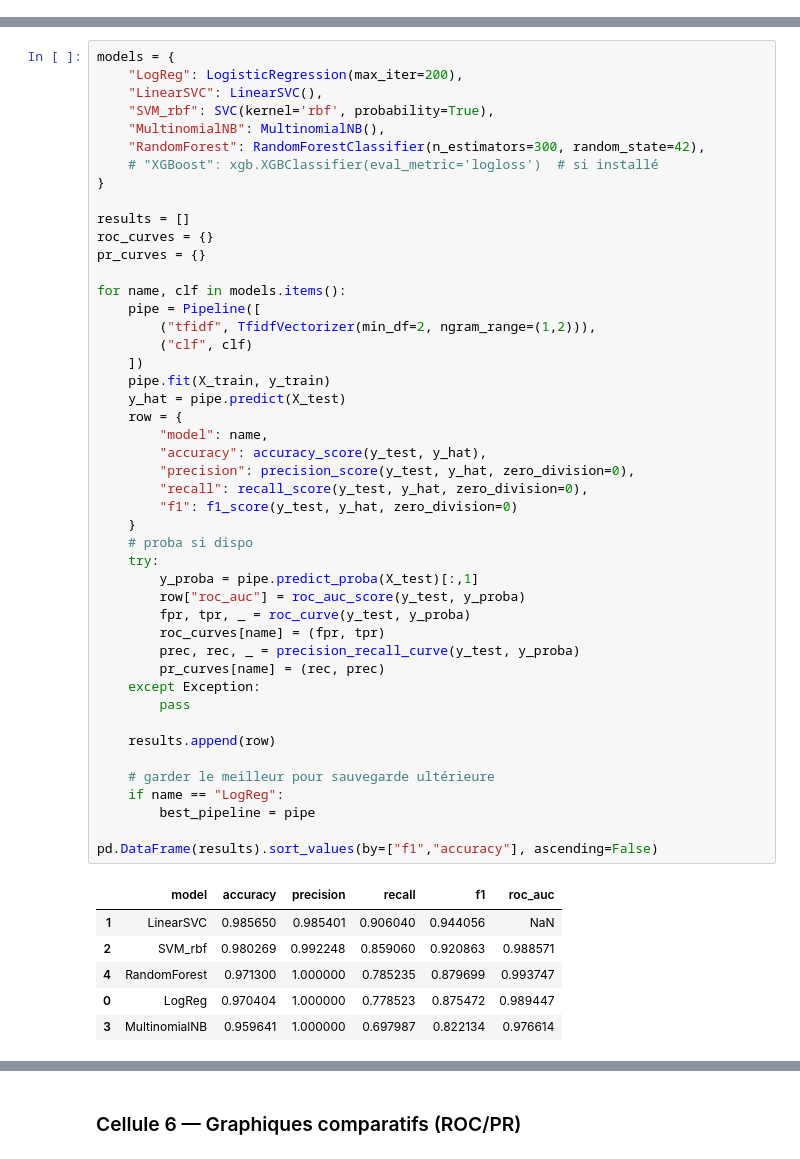
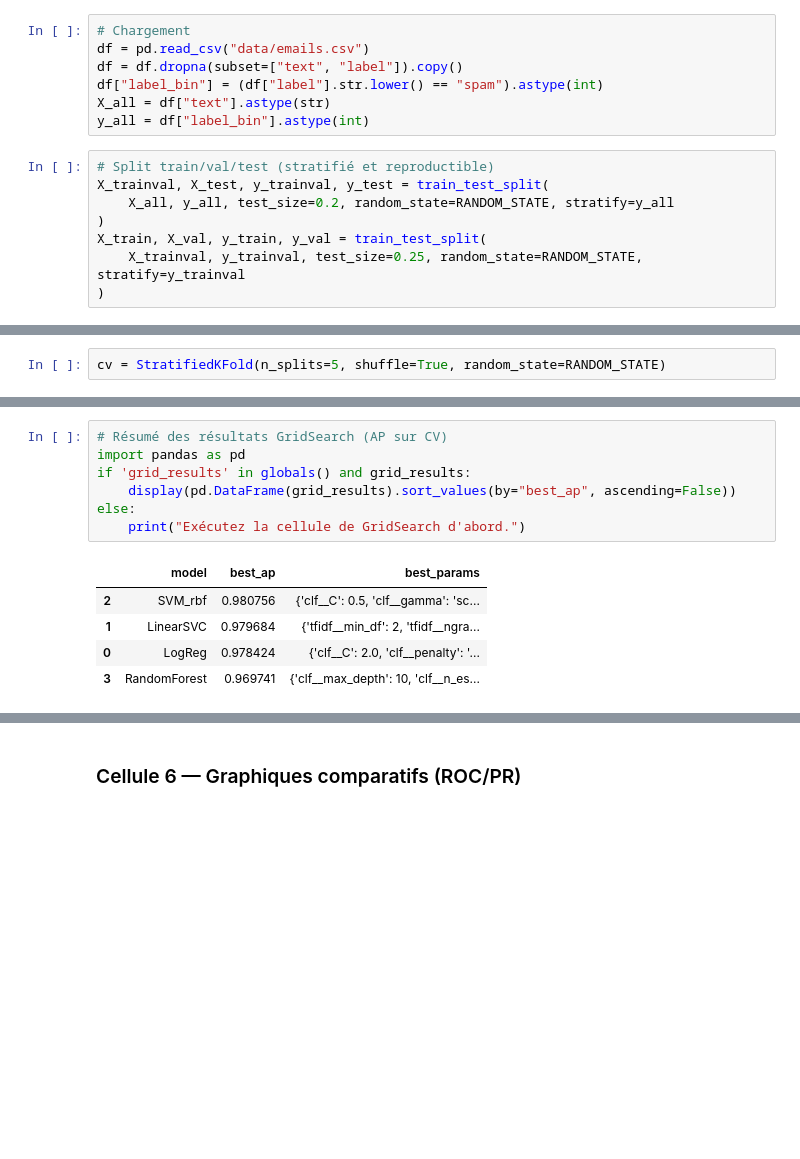
Before and after one commit to sghiouri-mohammed/Spam-Detector, a Jupyter notebook: spam_emails_detection.ipynb, the cells around one changed output, grey strips where cells are left out. Saved outputs shown, nothing was run; the diff lists cells and outputs as text; blank space fills up the shorter version.

```diff
--- a/spam_emails_detection.ipynb
+++ b/spam_emails_detection.ipynb
@@ -40,0 +33,15 @@ Name: count, dtype: int64
+# %%
+# Chargement
+df = pd.read_csv("data/emails.csv")
+df = df.dropna(subset=["text", "label"]).copy()
+df["label_bin"] = (df["label"].str.lower() == "spam").astype(int)
+X_all = df["text"].astype(str)
+y_all = df["label_bin"].astype(int)
+# %%
+# Split train/val/test (stratifié et reproductible)
+X_trainval, X_test, y_trainval, y_test = train_test_split(
+    X_all, y_all, test_size=0.2, random_state=RANDOM_STATE, stratify=y_all
+)
+X_train, X_val, y_train, y_val = train_test_split(
+    X_trainval, y_trainval, test_size=0.25, random_state=RANDOM_STATE, stratify=y_trainval
+)
@@ -73,0 +146,2 @@ if proba is not None:
+# %%
+cv = StratifiedKFold(n_splits=5, shuffle=True, random_state=RANDOM_STATE)
@@ -138,53 +303,13 @@ if proba is not None:
 # %%
-models = {
-    "LogReg": LogisticRegression(max_iter=200),
-    "LinearSVC": LinearSVC(),
-    "SVM_rbf": SVC(kernel='rbf', probability=True),
-    "MultinomialNB": MultinomialNB(),
-    "RandomForest": RandomForestClassifier(n_estimators=300, random_state=42),
-    # "XGBoost": xgb.XGBClassifier(eval_metric='logloss')  # si installé
-}
-
-results = []
-roc_curves = {}
-pr_curves = {}
-
-for name, clf in models.items():
-    pipe = Pipeline([
-        ("tfidf", TfidfVectorizer(min_df=2, ngram_range=(1,2))),
-        ("clf", clf)
-    ])
-    pipe.fit(X_train, y_train)
-    y_hat = pipe.predict(X_test)
-    row = {
-        "model": name,
-        "accuracy": accuracy_score(y_test, y_hat),
-        "precision": precision_score(y_test, y_hat, zero_division=0),
-        "recall": recall_score(y_test, y_hat, zero_division=0),
-        "f1": f1_score(y_test, y_hat, zero_division=0)
-    }
-    # proba si dispo
-    try:
-        y_proba = pipe.predict_proba(X_test)[:,1]
-        row["roc_auc"] = roc_auc_score(y_test, y_proba)
-        fpr, tpr, _ = roc_curve(y_test, y_proba)
-        roc_curves[name] = (fpr, tpr)
-        prec, rec, _ = precision_recall_curve(y_test, y_proba)
-        pr_curves[name] = (rec, prec)
-    except Exception:
-        pass
-
-    results.append(row)
-
-    # garder le meilleur pour sauvegarde ultérieure
-    if name == "LogReg":
-        best_pipeline = pipe
-
-pd.DataFrame(results).sort_values(by=["f1","accuracy"], ascending=False)
+# Résumé des résultats GridSearch (AP sur CV)
+import pandas as pd
+if 'grid_results' in globals() and grid_results:
+    display(pd.DataFrame(grid_results).sort_values(by="best_ap", ascending=False))
+else:
+    print("Exécutez la cellule de GridSearch d'abord.")
 # %% [output]
-|  | model | accuracy | precision | recall | f1 | roc_auc |
-| 1 | LinearSVC | 0.985650 | 0.985401 | 0.906040 | 0.944056 | NaN |
-| 2 | SVM_rbf | 0.980269 | 0.992248 | 0.859060 | 0.920863 | 0.988571 |
-| 4 | RandomForest | 0.971300 | 1.000000 | 0.785235 | 0.879699 | 0.993747 |
-| 0 | LogReg | 0.970404 | 1.000000 | 0.778523 | 0.875472 | 0.989447 |
-| 3 | MultinomialNB | 0.959641 | 1.000000 | 0.697987 | 0.822134 | 0.976614 |
+|  | model | best_ap | best_params |
+| 2 | SVM_rbf | 0.980756 | {'clf__C': 0.5, 'clf__gamma': 'sc... |
+| 1 | LinearSVC | 0.979684 | {'tfidf__min_df': 2, 'tfidf__ngra... |
+| 0 | LogReg | 0.978424 | {'clf__C': 2.0, 'clf__penalty': '... |
+| 3 | RandomForest | 0.969741 | {'clf__max_depth': 10, 'clf__n_es... |
```
Also changed, not shown: parts of 23 cells of this notebook, 5 other files.
